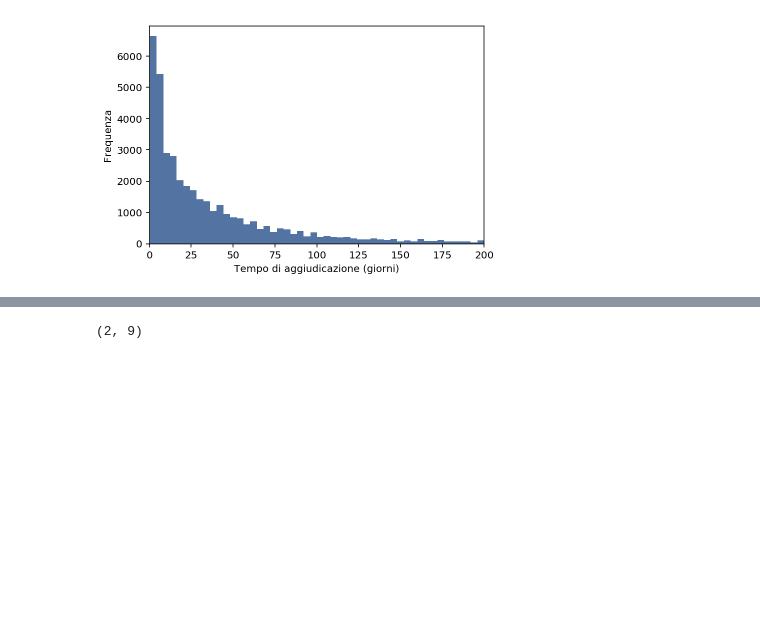
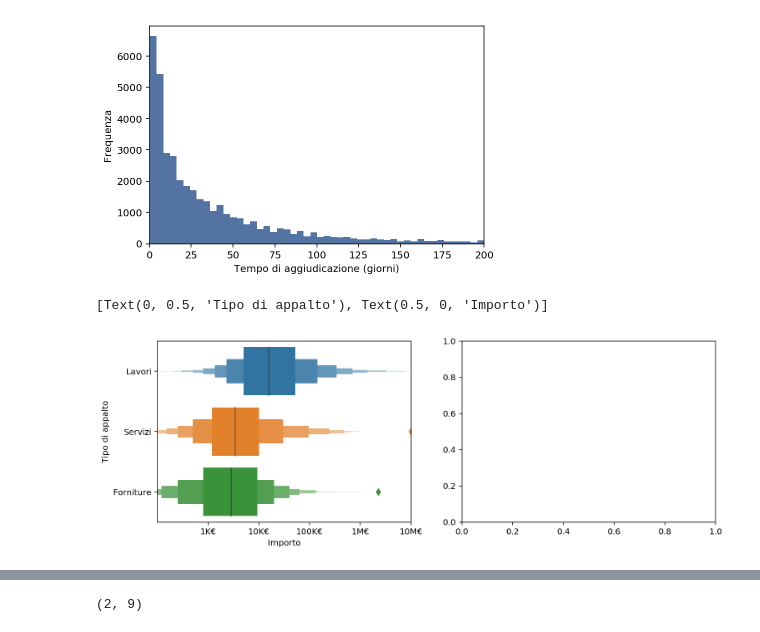
Before and after one commit to AndreaAmico/MIT_italy_data_exploration, a Jupyter notebook: notebooks/explo.ipynb, the cells around one changed output, grey strips where cells are left out. Cells and saved outputs as stored; diff of their text form; code cells hidden in the pictures; blank space fills up the shorter version.

```diff
--- a/notebooks/explo.ipynb
+++ b/notebooks/explo.ipynb
@@ -179,3 +179,21 @@ esiti['tempi_aggiudicazione'][esiti.tempi_aggiudicazione<200].plot(kind='hist',
 ax.set(**{'xlabel':'Tempo di aggiudicazione (giorni)', 'ylabel':'Frequenza', 'xlim':(0,200)});
 # %% [output]
 [figure]
+# %%
+fig, (ax1, ax2) = plt.subplots(1, 2, figsize=(12, 4))
+
+from matplotlib.axes._axes import _log as matplotlib_axes_logger
+matplotlib_axes_logger.setLevel('ERROR')
+
+
+
+esiti_mod = esiti.dropna(subset=['tipo_appalto'])
+esiti_mod['log_sicurezza'] = np.log10(esiti_mod.imp_sicurezza)
+sns.boxenplot(x="log_sicurezza", y="tipo_appalto", data=esiti_mod, ax=ax1)
+ax1.set_xticks([3, 4, 5, 6, 7, 8, 9])
+ax1.set_xticklabels(['1K€', '10K€', '100K€', '1M€', '10M€', '100M€']);
+ax1.set_xlim(2, 7)
+ax1.set(**{'xlabel':'Importo', 'ylabel':'Tipo di appalto'})
+# %% [output]
+[Text(0, 0.5, 'Tipo di appalto'), Text(0.5, 0, 'Importo')]
+[figure, added]
```
Also changed, not shown: parts of 8 cells of this notebook, 6 other files.
